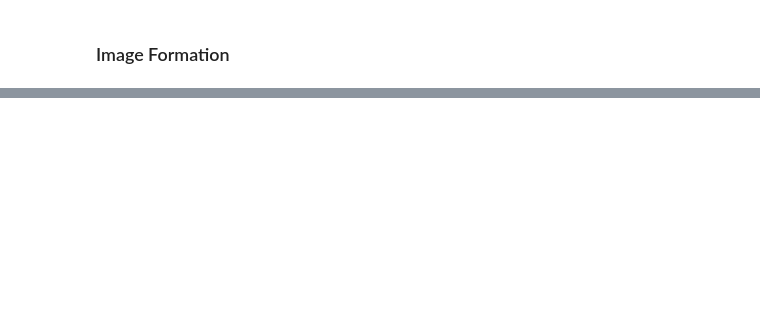
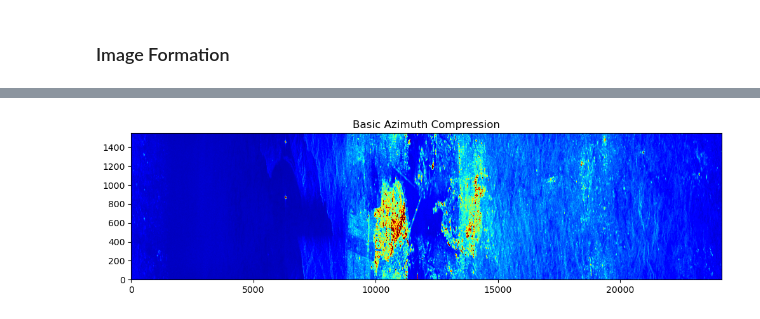
Before and after one commit to AndrewPlayer3/sar_processing, a Jupyter notebook: s1_level0/level_1.ipynb, the cells around one changed output, grey strips where cells are left out. Cells and saved outputs as stored; diff of their text form; code cells hidden in the pictures; blank space fills up the shorter version.

```diff
--- a/s1_level0/level_1.ipynb
+++ b/s1_level0/level_1.ipynb
@@ -989,2 +773,0 @@ rng_times = get_slant_range_times(header, num_rng)
-# %%
-f_dc = np.polyval(coefs_from_annot, rng_times)
@@ -1206,2 +773,0 @@ c = [8.213545e+00, 8.564302e+04, -8.959550e+07]
-# %%
-f_dc = c[0] + c[1]*rng_times_offset + c[2]*rng_times_offset**2
@@ -1210,0 +787,10 @@ f_dc = c[0] + c[1]*rng_times_offset + c[2]*rng_times_offset**2
+# %%
+az_freqs = np.linspace(f_dc-prf/2, f_dc+prf/2, num_az).T
+rcmc_factor = get_range_migration_factor_w_az_freqs(header, effective_velocities, az_freqs)
+src = secondary_range_compression(range_doppler, header, rcmc_factor, effective_velocities, slant_ranges, az_freqs)
+range_migrated = range_cell_migration_correction(src, rcmc_factor, header)
+azimuth_compressed = azimuth_compression(range_migrated, rng_time_offsets, slant_ranges, rcmc_factor, az_freqs, steering_angles)
+# %%
+plot_signals(azimuth_compressed, do_pop_out=False, title='Basic Azimuth Compression')
+# %% [output]
+[figure, added]
```
Also changed, not shown: parts of 73 cells of this notebook.
